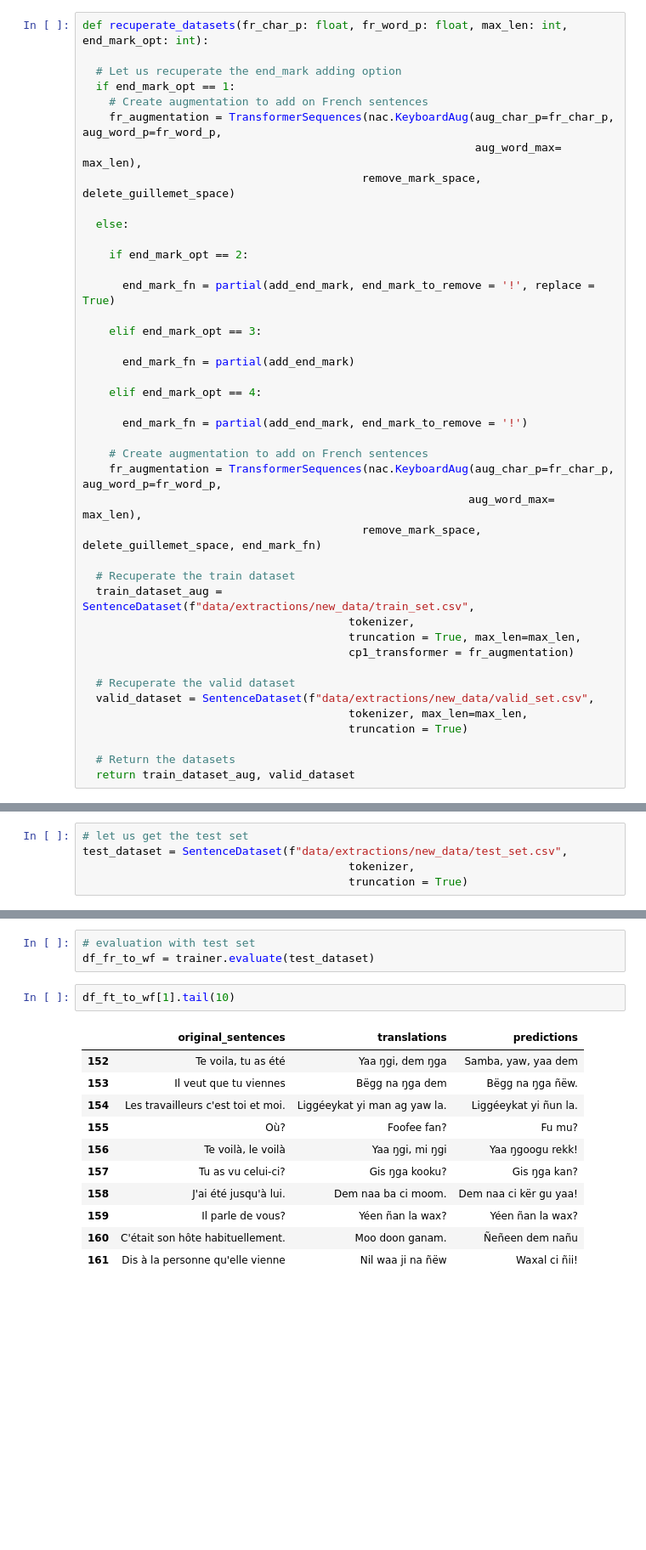
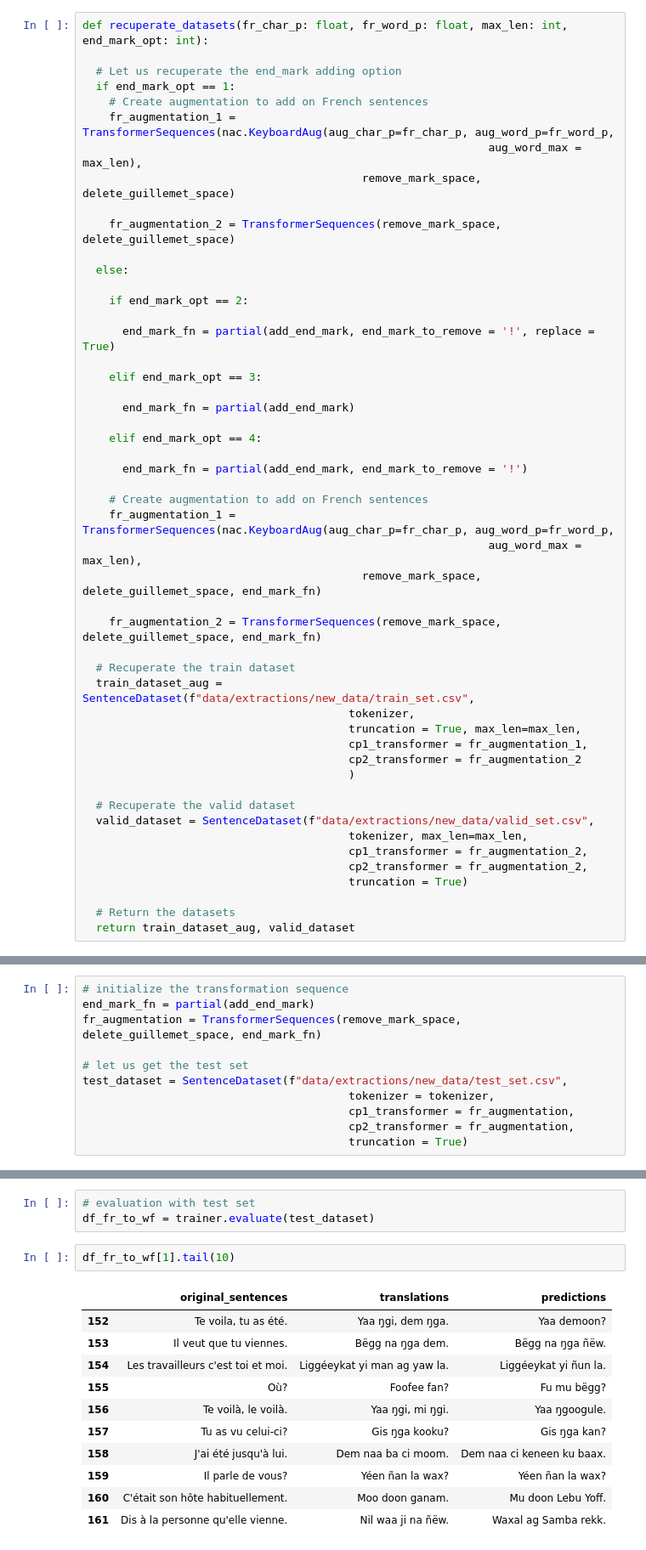
Before and after one commit to Oumar199/Wolof_traduction, a Jupyter notebook: fw_training_t5_small_custom_train_best_model_v3.ipynb, the cells around one changed output, grey strips where cells are left out. Shown at 85% size. Drawn from its saved outputs; the diff is of its cells as text; blank space fills up the shorter version.

```diff
--- a/fw_training_t5_small_custom_train_best_model_v3.ipynb
+++ b/fw_training_t5_small_custom_train_best_model_v3.ipynb
@@ -73,9 +73,11 @@ def recuperate_datasets(fr_char_p: float, fr_word_p: float, max_len: int, end_ma
   # Let us recuperate the end_mark adding option
   if end_mark_opt == 1:
     # Create augmentation to add on French sentences
-    fr_augmentation = TransformerSequences(nac.KeyboardAug(aug_char_p=fr_char_p, aug_word_p=fr_word_p,
-                                                           aug_word_max= max_len),
+    fr_augmentation_1 = TransformerSequences(nac.KeyboardAug(aug_char_p=fr_char_p, aug_word_p=fr_word_p,
+                                                             aug_word_max = max_len),
                                           remove_mark_space, delete_guillemet_space)
+
+    fr_augmentation_2 = TransformerSequences(remove_mark_space, delete_guillemet_space)
 
   else:
 
@@ -92,19 +94,25 @@ def recuperate_datasets(fr_char_p: float, fr_word_p: float, max_len: int, end_ma
       end_mark_fn = partial(add_end_mark, end_mark_to_remove = '!')
 
     # Create augmentation to add on French sentences
-    fr_augmentation = TransformerSequences(nac.KeyboardAug(aug_char_p=fr_char_p, aug_word_p=fr_word_p,
-                                                          aug_word_max= max_len),
+    fr_augmentation_1 = TransformerSequences(nac.KeyboardAug(aug_char_p=fr_char_p, aug_word_p=fr_word_p,
+                                                             aug_word_max = max_len),
                                           remove_mark_space, delete_guillemet_space, end_mark_fn)
+
+    fr_augmentation_2 = TransformerSequences(remove_mark_space, delete_guillemet_space, end_mark_fn)
 
   # Recuperate the train dataset
   train_dataset_aug = SentenceDataset(f"data/extractions/new_data/train_set.csv",
                                         tokenizer,
                                         truncation = True, max_len=max_len,
-                                        cp1_transformer = fr_augmentation)
+                                        cp1_transformer = fr_augmentation_1,
+                                        cp2_transformer = fr_augmentation_2
+                                        )
 
   # Recuperate the valid dataset
   valid_dataset = SentenceDataset(f"data/extractions/new_data/valid_set.csv",
                                         tokenizer, max_len=max_len,
+                                        cp1_transformer = fr_augmentation_2,
+                                        cp2_transformer = fr_augmentation_2,
                                         truncation = True)
 
   # Return the datasets
@@ -442,9 +592,15 @@ df_ft_to_wf[1].sample(100)
 # %% [markdown]
 ### Predictions and Evaluation Wandb v3_2
 # %%
+# initialize the transformation sequence
+end_mark_fn = partial(add_end_mark)
+fr_augmentation = TransformerSequences(remove_mark_space, delete_guillemet_space, end_mark_fn)
+
 # let us get the test set
 test_dataset = SentenceDataset(f"data/extractions/new_data/test_set.csv",
-                                        tokenizer,
+                                        tokenizer = tokenizer,
+                                        cp1_transformer = fr_augmentation,
+                                        cp2_transformer = fr_augmentation,
                                         truncation = True)
 # %% [markdown]
 Let us make the evaluation and print the predicted sentences.
@@ -452,19 +608,19 @@ Let us make the evaluation and print the predicted sentences.
 # evaluation with test set
 df_fr_to_wf = trainer.evaluate(test_dataset)
 # %%
-df_ft_to_wf[1].tail(10)
+df_fr_to_wf[1].tail(10)
 # %% [output]
 |  | original_sentences | translations | predictions |
-| 152 | Te voila, tu as été | Yaa ŋgi, dem ŋga | Samba, yaw, yaa dem |
-| 153 | Il veut que tu viennes | Bëgg na ŋga dem | Bëgg na ŋga ñëw. |
+| 152 | Te voila, tu as été. | Yaa ŋgi, dem ŋga. | Yaa demoon? |
+| 153 | Il veut que tu viennes. | Bëgg na ŋga dem. | Bëgg na ŋga ñëw. |
 | 154 | Les travailleurs c'est toi et moi. | Liggéeykat yi man ag yaw la. | Liggéeykat yi ñun la. |
-| 155 | Où? | Foofee fan? | Fu mu? |
-| 156 | Te voilà, le voilà | Yaa ŋgi, mi ŋgi | Yaa ŋgoogu rekk! |
+| 155 | Où? | Foofee fan? | Fu mu bëgg? |
+| 156 | Te voilà, le voilà. | Yaa ŋgi, mi ŋgi. | Yaa ŋgoogule. |
 | 157 | Tu as vu celui-ci? | Gis ŋga kooku? | Gis ŋga kan? |
-| 158 | J'ai été jusqu'à lui. | Dem naa ba ci moom. | Dem naa ci kër gu yaa! |
+| 158 | J'ai été jusqu'à lui. | Dem naa ba ci moom. | Dem naa ci keneen ku baax. |
 | 159 | Il parle de vous? | Yéen ñan la wax? | Yéen ñan la wax? |
-| 160 | C'était son hôte habituellement. | Moo doon ganam. | Ñeñeen dem nañu |
-| 161 | Dis à la personne qu'elle vienne | Nil waa ji na ñëw | Waxal ci ñii! |
+| 160 | C'était son hôte habituellement. | Moo doon ganam. | Mu doon Lebu Yoff. |
+| 161 | Dis à la personne qu'elle vienne. | Nil waa ji na ñëw. | Waxal ag Samba rekk. |
 # %%
 # let us display 100 samples
 pd.options.display.max_rows = 100
```
Also changed, not shown: parts of 14 cells of this notebook, 10 other files.
